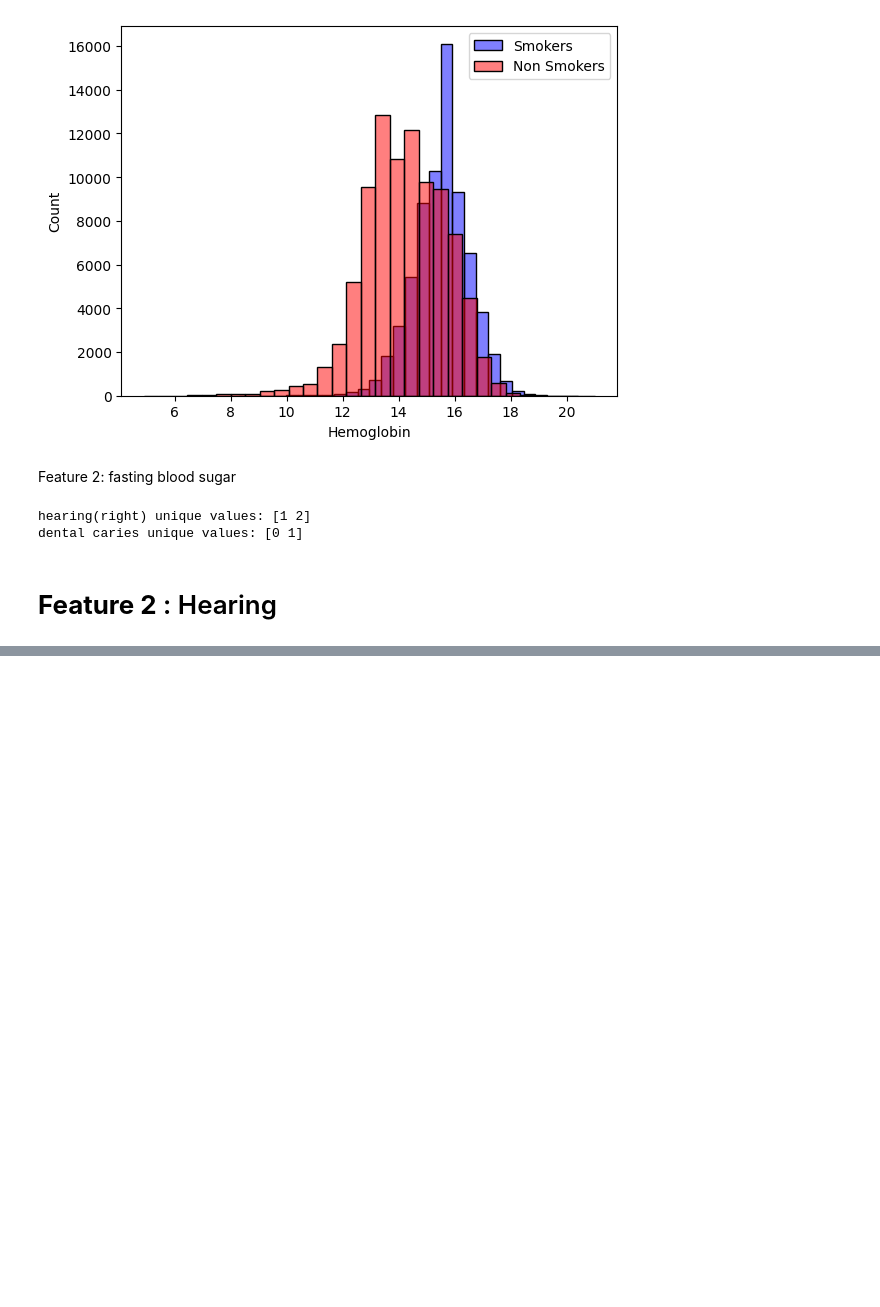
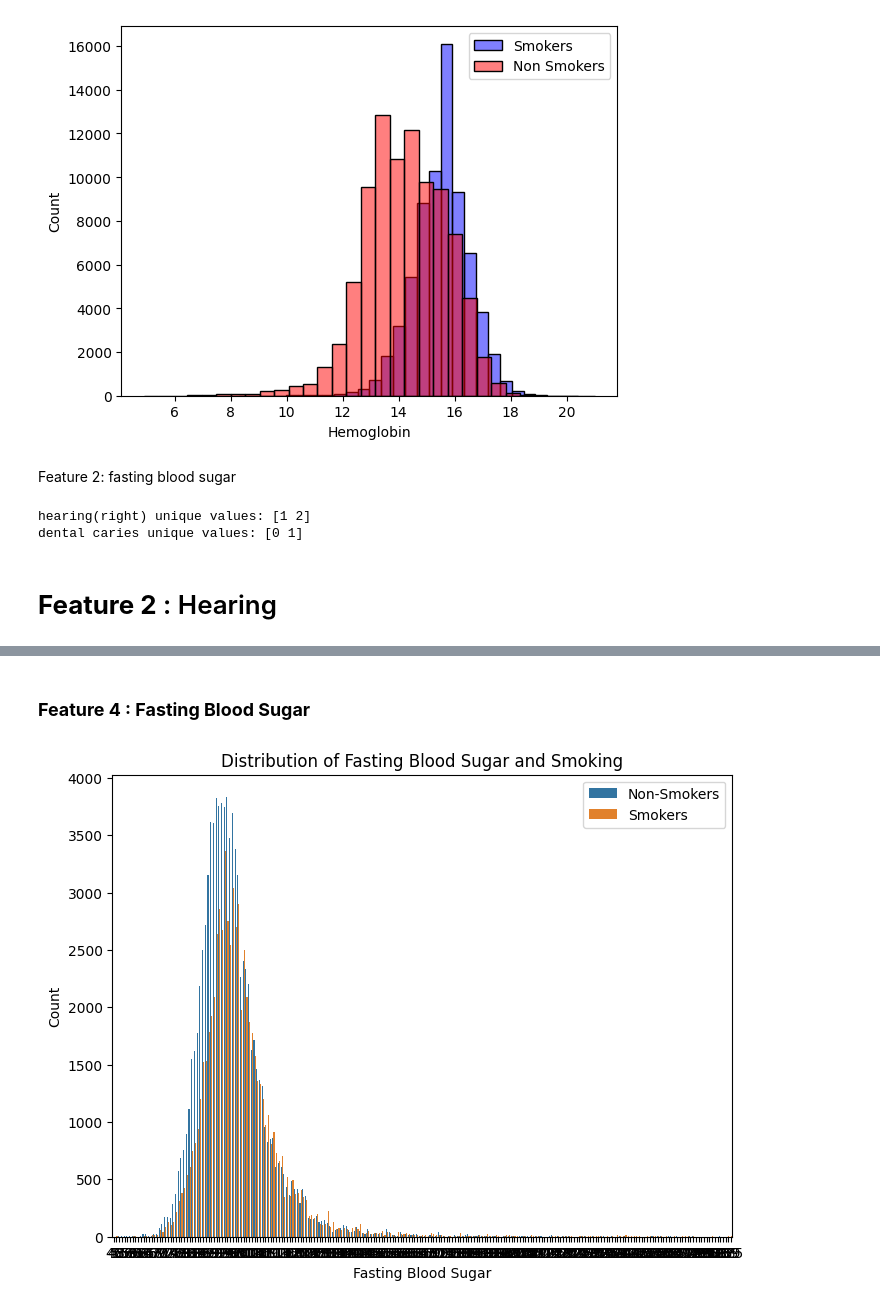
Before and after one commit to ahmedoy/SmokingData-Classification, a Jupyter notebook: data_analysis.ipynb, the cells around one changed output, grey strips where cells are left out. Drawn from its saved outputs; the diff is of its cells as text; code cells hidden in the pictures; blank space fills up the shorter version.

```diff
--- a/data_analysis.ipynb
+++ b/data_analysis.ipynb
@@ -234 +246,14 @@ dental caries unique values: [0 1]
+# %% [markdown]
+### **Feature 4 : Fasting Blood Sugar**
+# %%
+# Dental Caries Feature with respect to the target Histogram
+plt.figure(figsize=(8, 6))
+sns.countplot(x="fasting blood sugar", data=df, hue="smoking")
+plt.xlabel('Fasting Blood Sugar')
+plt.ylabel('Count')
+plt.title('Distribution of Fasting Blood Sugar and Smoking')
+plt.legend(labels=["Non-Smokers", "Smokers"])
+plt.show()
+# %% [output]
+[figure, added]
 # %%
```
Also changed, not shown: parts of 4 cells of this notebook.
